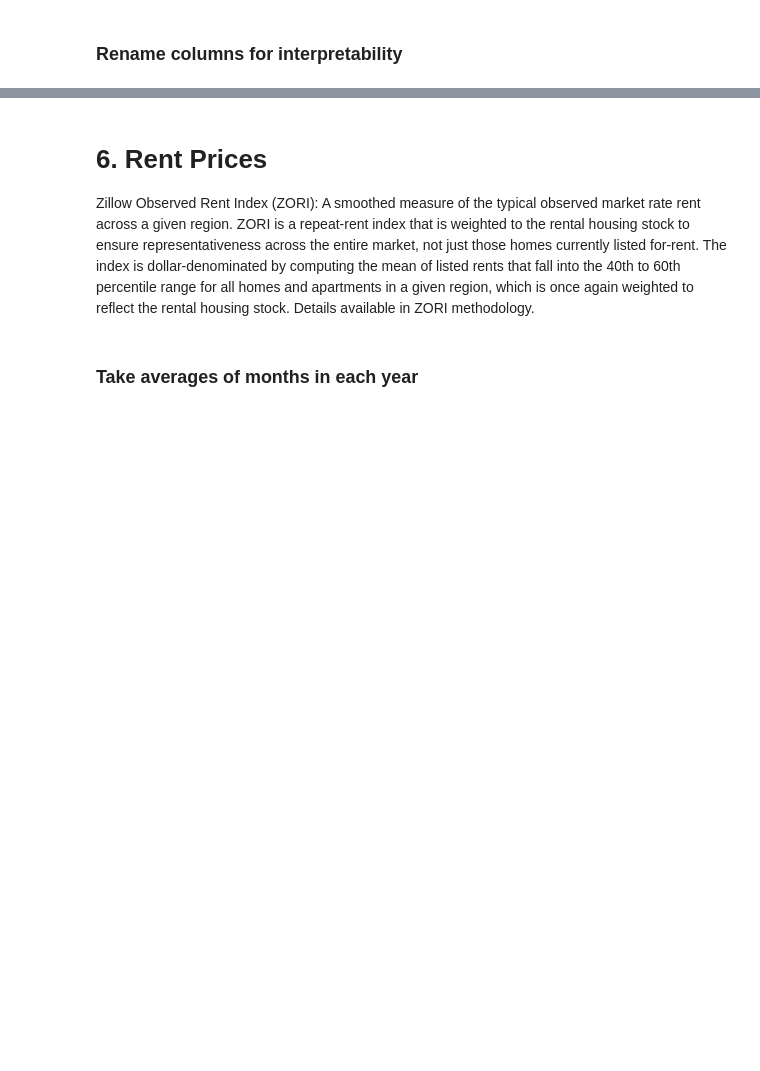
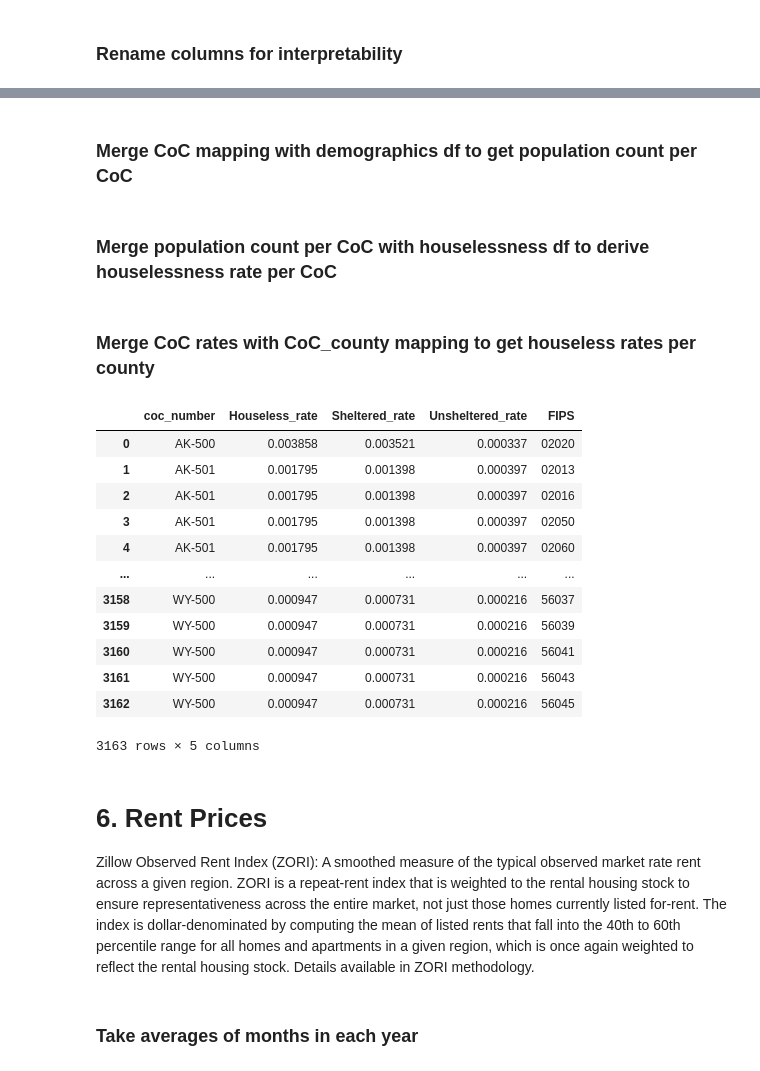
Before and after one commit to khyateed/projecting-food-insecurity, a Jupyter notebook: notebooks/cleaning.ipynb, the cells around one changed output, grey strips where cells are left out. Saved outputs shown, nothing was run; the diff lists cells and outputs as text; code cells hidden in the pictures; blank space fills up the shorter version.

Commit message:
finished mapping CoC to counties WHOO

```diff
--- a/notebooks/cleaning.ipynb
+++ b/notebooks/cleaning.ipynb
@@ -386,0 +379,9 @@ Method: add CoC column to demographics df, join that with this to derive housele
+# %%
+CoC_county = pd.read_csv('../datasets/houseless/county_coc_match.csv', encoding='ISO-8859-1')
+CoC_county = coc_county.loc[:,['county_fips','coc_number']]
+
+# rename columns
+CoC_county.rename(columns={'county_fips':'FIPS'}, inplace=True)
+
+# drop 2 rows with no FIPS
+CoC_county.drop(CoC_county[CoC_county['FIPS'].isnull()].index, axis=0, inplace=True)
@@ -386,0 +390,6 @@ Method: add CoC column to demographics df, join that with this to derive housele
+# %%
+# change FIPS to string and add leading zeros if needed
+CoC_county['FIPS'] = np.where(CoC_county['FIPS']<10000,
+                        '0'+CoC_county['FIPS'].astype(int).astype(str), CoC_county['FIPS'].astype(int).astype(str))
+# %% [markdown]
+### Merge CoC mapping with demographics df to get population count per CoC
@@ -386,0 +447,2 @@ Method: add CoC column to demographics df, join that with this to derive housele
+# %% [markdown]
+### Merge population count per CoC with houselessness df to derive houselessness rate per CoC
@@ -387,3 +520,32 @@ Method: add CoC column to demographics df, join that with this to derive housele
+# %% [markdown]
+### Merge CoC rates with CoC_county mapping to get houseless rates per county
+# %%
+# Get houseless rate per county, for each year
+df_houseless_10 = rates_10.merge(CoC_county, on='coc_number')
+df_houseless_11 = rates_11.merge(CoC_county, on='coc_number')
+df_houseless_12 = rates_12.merge(CoC_county, on='coc_number')
+df_houseless_13 = rates_13.merge(CoC_county, on='coc_number')
+df_houseless_14 = rates_14.merge(CoC_county, on='coc_number')
+df_houseless_15 = rates_15.merge(CoC_county, on='coc_number')
+df_houseless_16 = rates_16.merge(CoC_county, on='coc_number')
+df_houseless_17 = rates_17.merge(CoC_county, on='coc_number')
+df_houseless_18 = rates_18.merge(CoC_county, on='coc_number')
+df_houseless_19 = rates_19.merge(CoC_county, on='coc_number')
+df_houseless_19
+# %% [output]
+|  | coc_number | Houseless_rate | Sheltered_rate | Unsheltered_rate | FIPS |
+| 0 | AK-500 | 0.003858 | 0.003521 | 0.000337 | 02020 |
+| 1 | AK-501 | 0.001795 | 0.001398 | 0.000397 | 02013 |
+| 2 | AK-501 | 0.001795 | 0.001398 | 0.000397 | 02016 |
+| 3 | AK-501 | 0.001795 | 0.001398 | 0.000397 | 02050 |
+| 4 | AK-501 | 0.001795 | 0.001398 | 0.000397 | 02060 |
+| ... | ... | ... | ... | ... | ... |
+| 3158 | WY-500 | 0.000947 | 0.000731 | 0.000216 | 56037 |
+| 3159 | WY-500 | 0.000947 | 0.000731 | 0.000216 | 56039 |
+| 3160 | WY-500 | 0.000947 | 0.000731 | 0.000216 | 56041 |
+| 3161 | WY-500 | 0.000947 | 0.000731 | 0.000216 | 56043 |
+| 3162 | WY-500 | 0.000947 | 0.000731 | 0.000216 | 56045 |
+3163 rows × 5 columns
 # %% [markdown]
 # 6. Rent Prices
 Zillow Observed Rent Index (ZORI): A smoothed measure of the typical observed market rate rent across a given region. ZORI is a repeat-rent index that is weighted to the rental housing stock to ensure representativeness across the entire market, not just those homes currently listed for-rent. The index is dollar-denominated by computing the mean of listed rents that fall into the 40th to 60th percentile range for all homes and apartments in a given region, which is once again weighted to reflect the rental housing stock. Details available in ZORI methodology.
```
Also changed, not shown: parts of 15 cells of this notebook.
